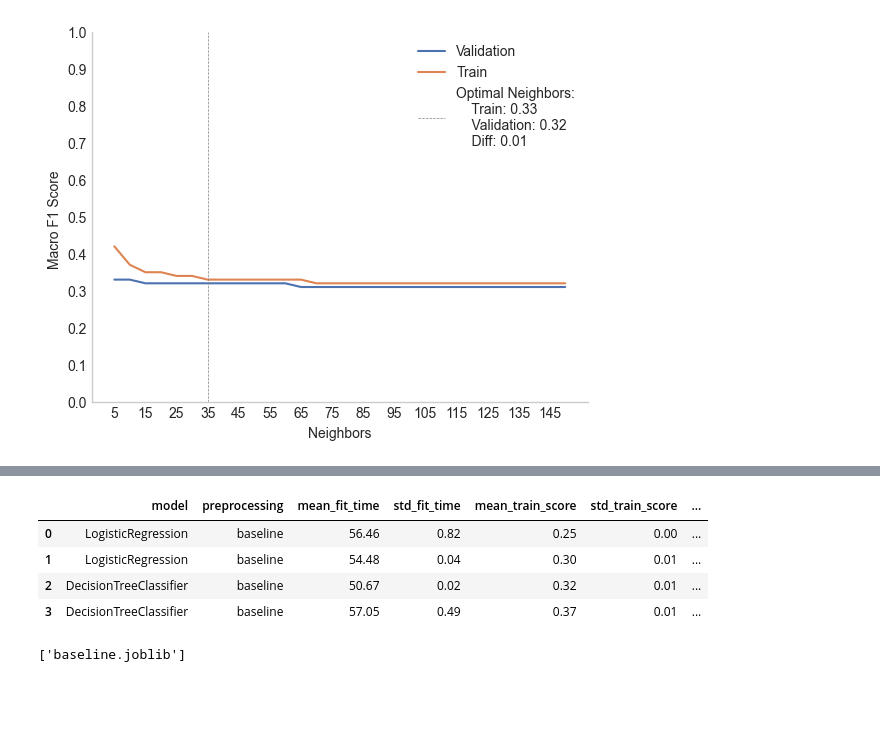
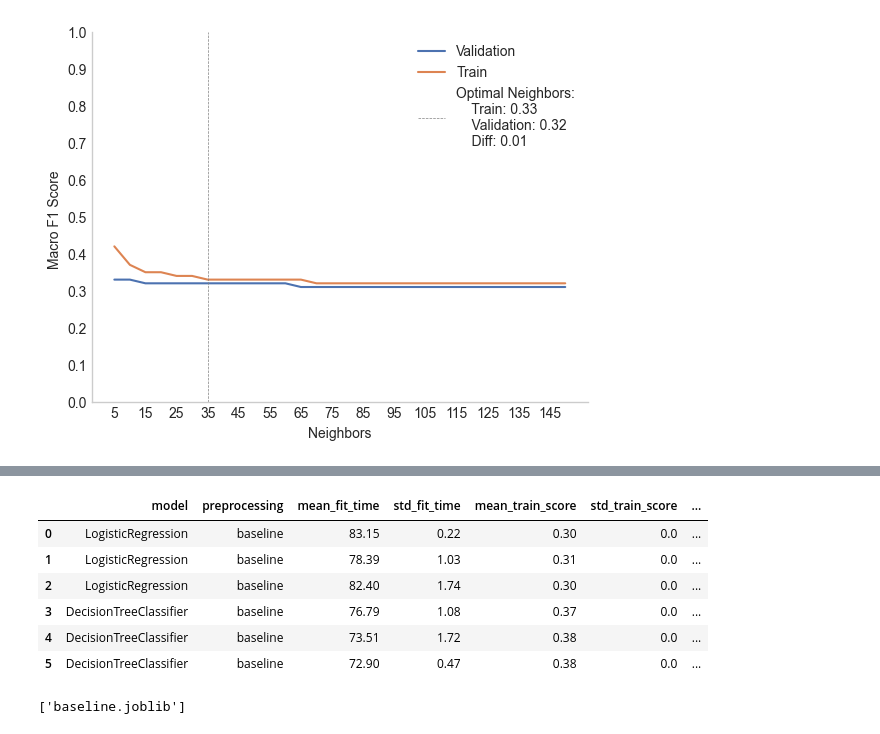
Before and after one commit to DiogoPF/Multiclass_Classification-WCB, a Jupyter notebook: Pipeline_diogo.ipynb, the cells around one changed output, grey strips where cells are left out. Saved outputs shown, nothing was run; the diff lists cells and outputs as text; code cells hidden in the pictures; blank space fills up the shorter version.

```diff
--- a/Pipeline_diogo.ipynb
+++ b/Pipeline_diogo.ipynb
@@ -981,32 +995,27 @@ if run:
         ]
     )
 
-
     param_grid = [
         {
-
             "model": [KNeighborsClassifier()],
             "model__n_neighbors": range(5, 155, 5),
             "preprocessing": [baseline],
         },
     ]
 
-
     gs = GridSearchCV(
         pipeline,
         param_grid=param_grid,
-
         scoring="f1_macro",
         cv=3,
         verbose=1,
         return_train_score=True,
     )
 
-
     gs.fit(X, y)
     dump(gs, "estimate_KNN.joblib")
     notify()
 
 else:
-    estimate_knn = load("./runs/estimate_KNN.joblib")
+    estimate_knn_gs = load("./runs/estimate_KNN.joblib")
 # %%
@@ -1048,4 +1054,0 @@ from sklearn.feature_selection import SelectKBest, mutual_info_classif, SelectPe
-# %%
-x_cleaned = pd.DataFrame(baseline.fit_transform(X))
-
-x_cleaned.info()
@@ -1206,12 +1128,16 @@ Fitting 3 folds for each of 2 candidates, totalling 6 fits
-# %%
-results_df = get_results(gs, {"feature_selection__k": "Number of features"})
-results_df
-# %% [output]
-|  | model | preprocessing | mean_fit_time | std_fit_time | mean_train_score | std_train_score | ... |
-| 0 | LogisticRegression | baseline | 56.46 | 0.82 | 0.25 | 0.00 | ... |
-| 1 | LogisticRegression | baseline | 54.48 | 0.04 | 0.30 | 0.01 | ... |
-| 2 | DecisionTreeClassifier | baseline | 50.67 | 0.02 | 0.32 | 0.01 | ... |
-| 3 | DecisionTreeClassifier | baseline | 57.05 | 0.49 | 0.37 | 0.01 | ... |
+# %%
+base_models_df = get_results(
+    base_models_gs, {"feature_selection__percentile": "FS Percentile"}
+)
+base_models_df
+# %% [output]
+|  | model | preprocessing | mean_fit_time | std_fit_time | mean_train_score | std_train_score | ... |
+| 0 | LogisticRegression | baseline | 83.15 | 0.22 | 0.30 | 0.0 | ... |
+| 1 | LogisticRegression | baseline | 78.39 | 1.03 | 0.31 | 0.0 | ... |
+| 2 | LogisticRegression | baseline | 82.40 | 1.74 | 0.30 | 0.0 | ... |
+| 3 | DecisionTreeClassifier | baseline | 76.79 | 1.08 | 0.37 | 0.0 | ... |
+| 4 | DecisionTreeClassifier | baseline | 73.51 | 1.72 | 0.38 | 0.0 | ... |
+| 5 | DecisionTreeClassifier | baseline | 72.90 | 0.47 | 0.38 | 0.0 | ... |
 # %%
 dump(gs, "baseline.joblib")
 # %% [output]
```
Also changed, not shown: parts of 13 cells of this notebook, 1 other file.
